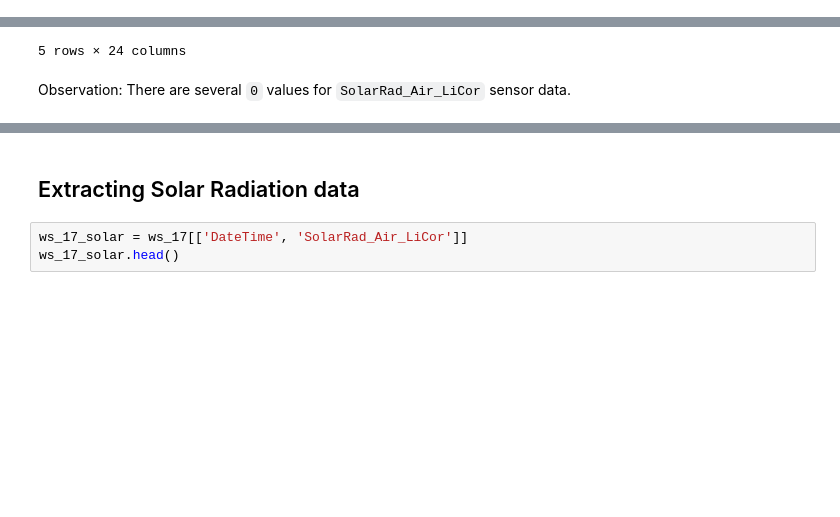
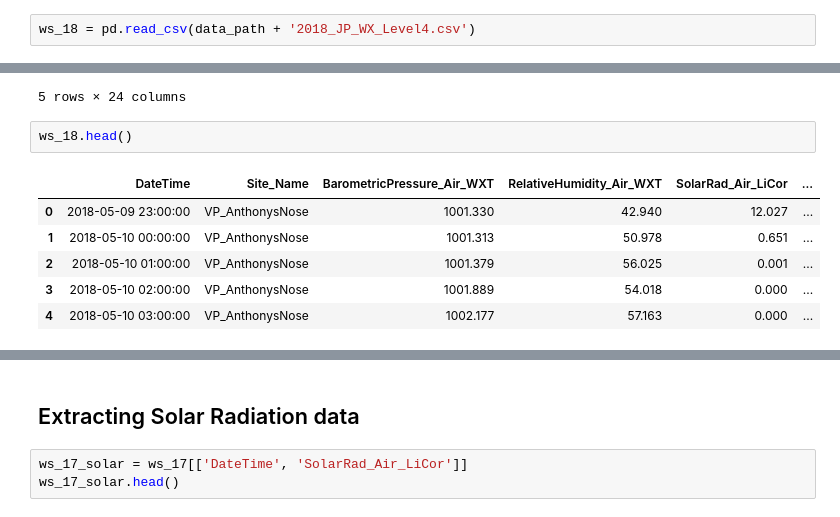
Before and after one commit to anirban-a/JeffersonProject, a Jupyter notebook: solar_radiation_data_wrangle.ipynb, the cells around one changed output, grey strips where cells are left out. Drawn from its saved outputs; the diff is of its cells as text; blank space fills up the shorter version.

```diff
--- a/solar_radiation_data_wrangle.ipynb
+++ b/solar_radiation_data_wrangle.ipynb
@@ -4,3 +5,5 @@ import pandas as pd
 data_path = '/home/achara/data/achara/'
 # %%
 ws_17 = pd.read_csv(data_path + '2017_JP_WX.csv')
+# %%
+ws_18 = pd.read_csv(data_path + '2018_JP_WX_Level4.csv')
@@ -14,5 +19,12 @@ ws_17.head()
 | 3 | 1/1/2017 3:00 | -0.211704 | 997.000000 | 21.901289 | 91.811111 | ... |
 | 4 | 1/1/2017 4:00 | -0.321241 | 996.462963 | 21.904211 | 94.668519 | ... |
 5 rows × 24 columns
-# %% [markdown]
-Observation: There are several `0` values for `SolarRad_Air_LiCor` sensor data.
+# %%
+ws_18.head()
+# %% [output]
+|  | DateTime | Site_Name | BarometricPressure_Air_WXT | RelativeHumidity_Air_WXT | SolarRad_Air_LiCor | ... |
+| 0 | 2018-05-09 23:00:00 | VP_AnthonysNose | 1001.330 | 42.940 | 12.027 | ... |
+| 1 | 2018-05-10 00:00:00 | VP_AnthonysNose | 1001.313 | 50.978 | 0.651 | ... |
+| 2 | 2018-05-10 01:00:00 | VP_AnthonysNose | 1001.379 | 56.025 | 0.001 | ... |
+| 3 | 2018-05-10 02:00:00 | VP_AnthonysNose | 1001.889 | 54.018 | 0.000 | ... |
+| 4 | 2018-05-10 03:00:00 | VP_AnthonysNose | 1002.177 | 57.163 | 0.000 | ... |
```
Also changed, not shown: parts of 37 cells of this notebook.
